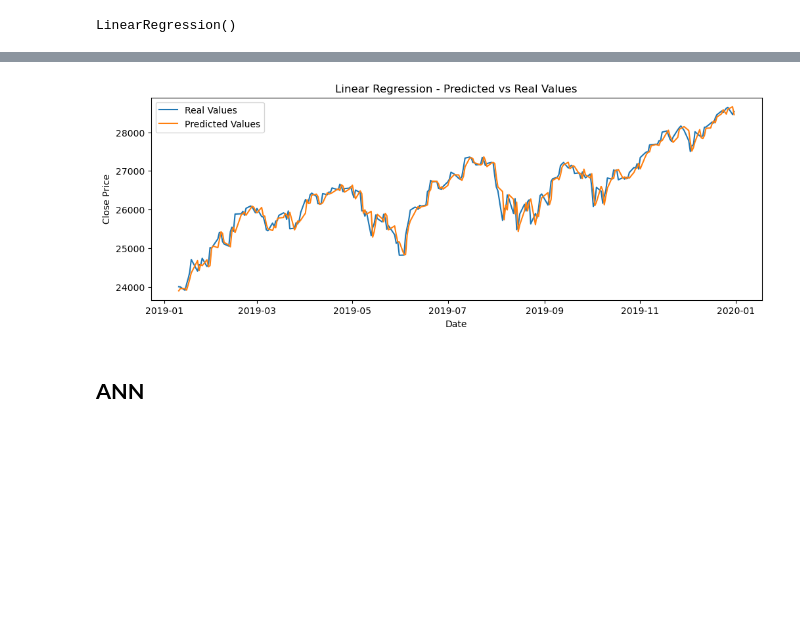
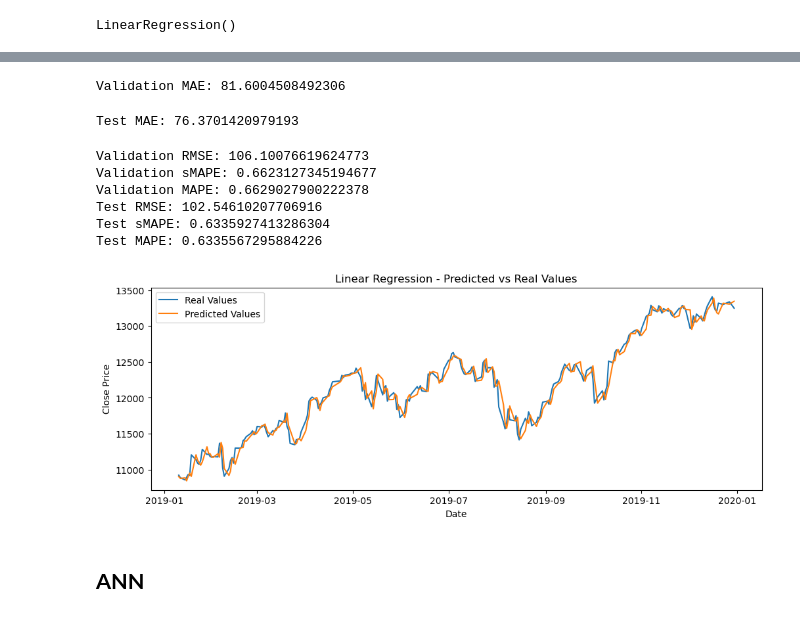
Before and after one commit to AmaanRai1/DS-340-Group-8, a Jupyter notebook: main.ipynb, the cells around one changed output, grey strips where cells are left out. Cells and saved outputs as stored; diff of their text form; code cells hidden in the pictures; blank space fills up the shorter version.

```diff
--- a/main.ipynb
+++ b/main.ipynb
@@ -22,9 +22,9 @@ from joblib import Parallel, delayed
 ## **Data**
 # %%
 # different file adresses for 3 different index data, only one them should be active
-# file_address = '/Users/amaanrai/Desktop/DS340w/TechnicalAnalysisStrategyOptimization/ibex.csv'
-file_address = '/Users/amaanrai/Desktop/DS340w/TechnicalAnalysisStrategyOptimization/dji.csv'
-# file_address = 'data/dji.csv'
+#file_address = 'https://raw.githubusercontent.com/AmaanRai1/DS-340-Group-8/refs/heads/main/ibex.csv'
+#file_address = 'https://raw.githubusercontent.com/AmaanRai1/DS-340-Group-8/refs/heads/main/dji.csv'
+file_address = 'https://raw.githubusercontent.com/AmaanRai1/DS-340-Group-8/refs/heads/main/gdaxi.csv'
 
 # extracting name of the index from file_address
 index_name = file_address.split('/')[-1].split('.')[0].upper()
@@ -785,14 +794,65 @@ Mean Absolute Percentage Error (MAPE): 5.446197224601569
+# %%
+# Evaluate the model on validation data
+y_val_pred = regression_model.predict(x_val)
+val_mae = mean_absolute_error(y_val, y_val_pred)
+print(f'Validation MAE: {val_mae}')
+# %% [output]
+Validation MAE: 81.6004508492306
+# %%
+# Evaluate the model on test data
+y_test_pred = regression_model.predict(x_test)
+test_mae = mean_absolute_error(y_test, y_test_pred)
+print(f'Test MAE: {test_mae}')
+# %% [output]
+Test MAE: 76.3701420979193
+# %%
+# Evaluate on the validation set
+y_val_pred = regression_model.predict(x_val)
+
+# RMSE
+val_rmse = np.sqrt(mean_squared_error(y_val, y_val_pred))
+print(f'Validation RMSE: {val_rmse}')
+
+# sMAPE
+val_smape = np.mean(np.abs((y_val - y_val_pred) / (np.abs(y_val) + np.abs(y_val_pred))) * 200)
+print(f'Validation sMAPE: {val_smape}')
+
+# MAPE
+val_mape = np.mean(np.abs((y_val - y_val_pred) / y_val)) * 100
+print(f'Validation MAPE: {val_mape}')
+
+# Evaluate on the test set
+y_test_pred = regression_model.predict(x_test)
+
+# RMSE for test set
+test_rmse = np.sqrt(mean_squared_error(y_test, y_test_pred))
+print(f'Test RMSE: {test_rmse}')
+
+# sMAPE for test set
+test_smape = np.mean(np.abs((y_test - y_test_pred) / (np.abs(y_test) + np.abs(y_test_pred))) * 200)
+print(f'Test sMAPE: {test_smape}')
+
+# MAPE for test set
+test_mape = np.mean(np.abs((y_test - y_test_pred) / y_test)) * 100
+print(f'Test MAPE: {test_mape}')
+# %% [output]
+Validation RMSE: 106.10076619624773
+Validation sMAPE: 0.6623127345194677
+Validation MAPE: 0.6629027900222378
+Test RMSE: 102.54610207706916
+Test sMAPE: 0.6335927413286304
+Test MAPE: 0.6335567295884226
 # %%
 # Plotting the predicted values and real values
 plt.figure(figsize=(12, 4))
 plt.plot(test_data.iloc[time_window:].index, y_test, label='Real Values')
-plt.plot(test_data.iloc[time_window:].index, y_pred, label='Predicted Values')
+plt.plot(test_data.iloc[time_window:].index, y_test_pred, label='Predicted Values')
 plt.xlabel('Date')
 plt.ylabel('Close Price')
 plt.title('Linear Regression - Predicted vs Real Values')
 plt.legend()
 plt.show()
 # %% [output]
-[figure, old version]
+[figure, new version]
 # %%
 # saving the prediction price for further use
```
Also changed, not shown: parts of 146 cells of this notebook.
